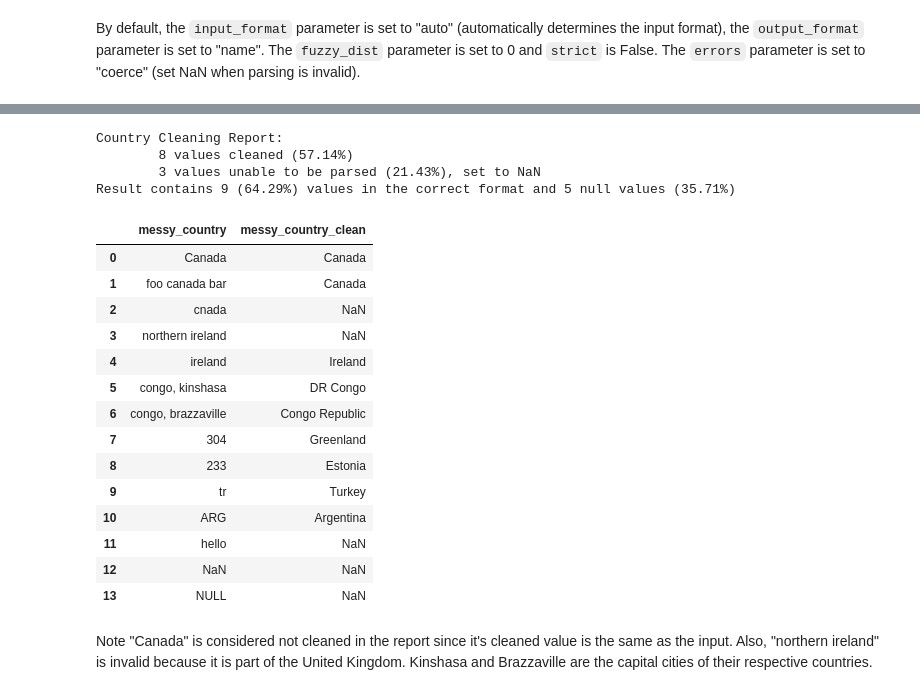
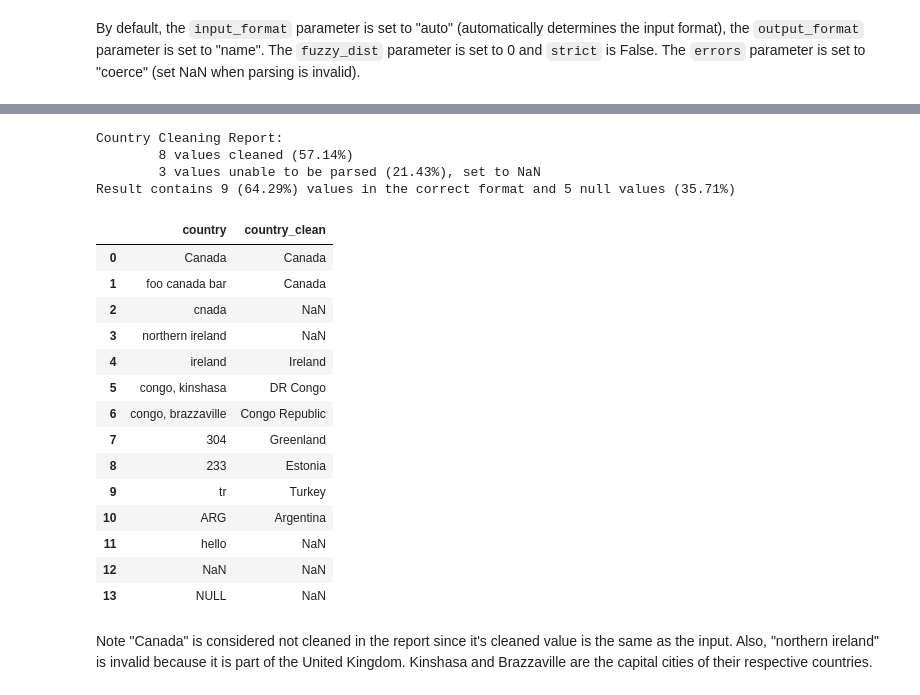
Before and after one commit to sfu-db/dataprep, a Jupyter notebook: docs/source/user_guide/clean/clean_country.ipynb, the cells around one changed output, grey strips where cells are left out. Drawn from its saved outputs; the diff is of its cells as text; code cells hidden in the pictures.

```diff
--- a/docs/source/user_guide/clean/clean_country.ipynb
+++ b/docs/source/user_guide/clean/clean_country.ipynb
@@ -49,7 +49,7 @@ The following sections demonstrate the functionality of `clean_country()` and `v
 import pandas as pd
 import numpy as np
 df = pd.DataFrame({
-    "messy_country": [
+    "country": [
         "Canada", "foo canada bar", "cnada", "northern ireland", " ireland ",
         "congo, kinshasa", "congo, brazzaville", 304, "233", " tr ", "ARG",
         "hello", np.nan, "NULL"
@@ -78,5 +78,5 @@ df
 By default, the `input_format` parameter is set to "auto" (automatically determines the input format), the `output_format` parameter is set to "name". The `fuzzy_dist` parameter is set to 0 and `strict` is False. The `errors` parameter is set to "coerce" (set NaN when parsing is invalid).
 # %%
 from dataprep.clean import clean_country
-clean_country(df, "messy_country")
+clean_country(df, "country")
 # %% [output]
@@ -83,8 +85,8 @@ clean_country(df, "messy_country")
 Country Cleaning Report:
         8 values cleaned (57.14%)
         3 values unable to be parsed (21.43%), set to NaN
 Result contains 9 (64.29%) values in the correct format and 5 null values (35.71%)
-|  | messy_country | messy_country_clean |
+|  | country | country_clean |
 | 0 | Canada | Canada |
 | 1 | foo canada bar | Canada |
 | 2 | cnada | NaN |
```
Also changed, not shown: parts of 30 cells of this notebook, 13 other files.
